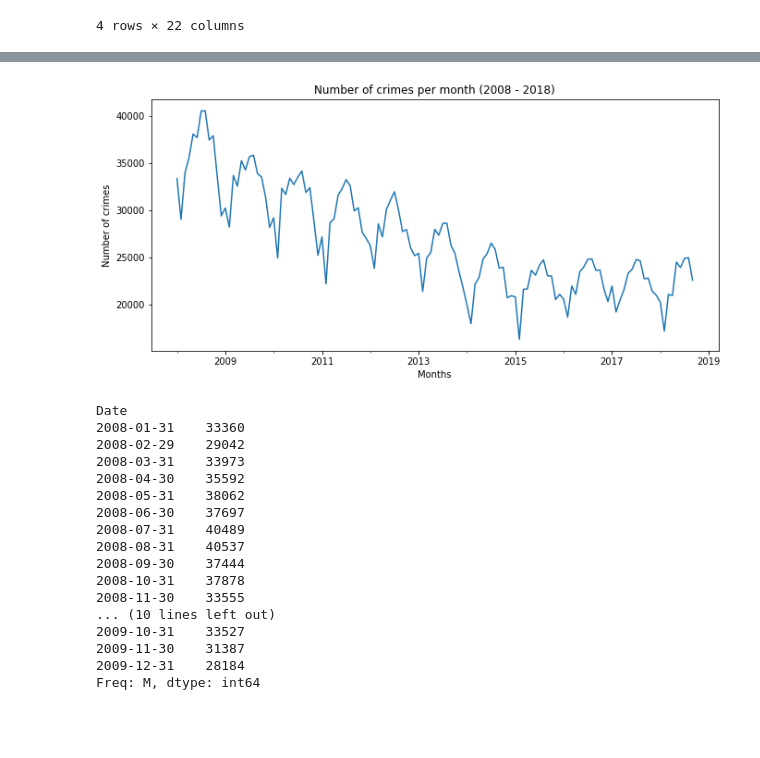
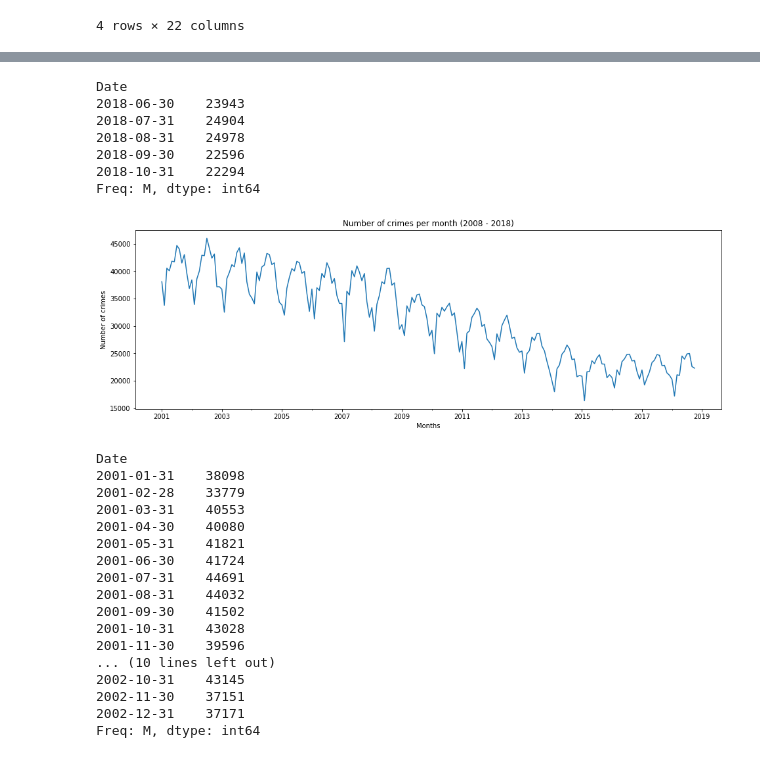
Before and after one commit to jrodolfoc/chicagocrimedata, a Jupyter notebook: Chicago_2008to2018.ipynb, the cells around one changed output, grey strips where cells are left out. Saved outputs shown, nothing was run; the diff lists cells and outputs as text; code cells hidden in the pictures; blank space fills up the shorter version.

```diff
--- a/Chicago_2008to2018.ipynb
+++ b/Chicago_2008to2018.ipynb
@@ -46,11 +47,3 @@ crimes.head(4)
 | 2015-03-18 23:00:00 | OTHER OFFENSE | PAROLE VIOLATION | STREET | True | False | 725 | 7.0 | 67.0 | ... |
 | 2015-03-18 22:45:00 | BATTERY | DOMESTIC BATTERY SIMPLE | APARTMENT | False | True | 222 | 2.0 | 39.0 | ... |
 | 2015-03-18 22:30:00 | BATTERY | SIMPLE | APARTMENT | False | False | 225 | 2.0 | 40.0 | ... |
-# %%
-#Filter out data that is earlier than 2008 and greater than october 2018
-#We are excluding november because it is incomplete (november 20, 2018 is the most recent data)
-#This leaves us with 3,483,258 records
-crimes_november = crimes['2018-11']
-crimes_before_2008 = crimes[crimes.Year < 2008]
-crimes = crimes['2008-01-01 00:00:00':'2018-10-31 23:59:59']
-crimes.Description.count()
@@ -164,36 +155,45 @@ by_year = crimes.groupby([crimes.Year]).size().head(10).plot()
 # %%
 #Group crimes by month - excluding november 2018
-monthly_crimes = crimes.resample('M').size().head(129)
+monthly_crimes = crimes.resample('M').size()[:"2018-10"]
+monthly_crimes.tail()
+# %% [output]
+Date
+2018-06-30    23943
+2018-07-31    24904
+2018-08-31    24978
+2018-09-30    22596
+2018-10-31    22294
+Freq: M, dtype: int64
 # %%
-plt.figure(figsize=(11,5))
+plt.figure(figsize=(16,5))
 monthly_crimes.plot(legend=False)
 plt.title('Number of crimes per month (2008 - 2018)')
 plt.xlabel('Months')
 plt.ylabel('Number of crimes')
 plt.show()
 # %% [output]
-[figure, old version]
+[figure, new version]
 # %%
 #Digging into the data, we notice that for every year, there's a surge of crimes during
-#summer months - May to September, being July usually the one with most crime
+#summer months - May to October, being July usually the one with most crime
 monthly_crimes.head(24)
 # %% [output]
 Date
-2008-01-31    33360
-2008-02-29    29042
-2008-03-31    33973
-2008-04-30    35592
-2008-05-31    38062
-2008-06-30    37697
-2008-07-31    40489
-2008-08-31    40537
-2008-09-30    37444
-2008-10-31    37878
-2008-11-30    33555
+2001-01-31    38098
+2001-02-28    33779
+2001-03-31    40553
+2001-04-30    40080
+2001-05-31    41821
+2001-06-30    41724
+2001-07-31    44691
+2001-08-31    44032
+2001-09-30    41502
+2001-10-31    43028
+2001-11-30    39596
 ... (10 lines left out)
-2009-10-31    33527
-2009-11-30    31387
-2009-12-31    28184
+2002-10-31    43145
+2002-11-30    37151
+2002-12-31    37171
 Freq: M, dtype: int64
 # %%
 #Analyzing daily crimes
```
Also changed, not shown: parts of 18 cells of this notebook.
